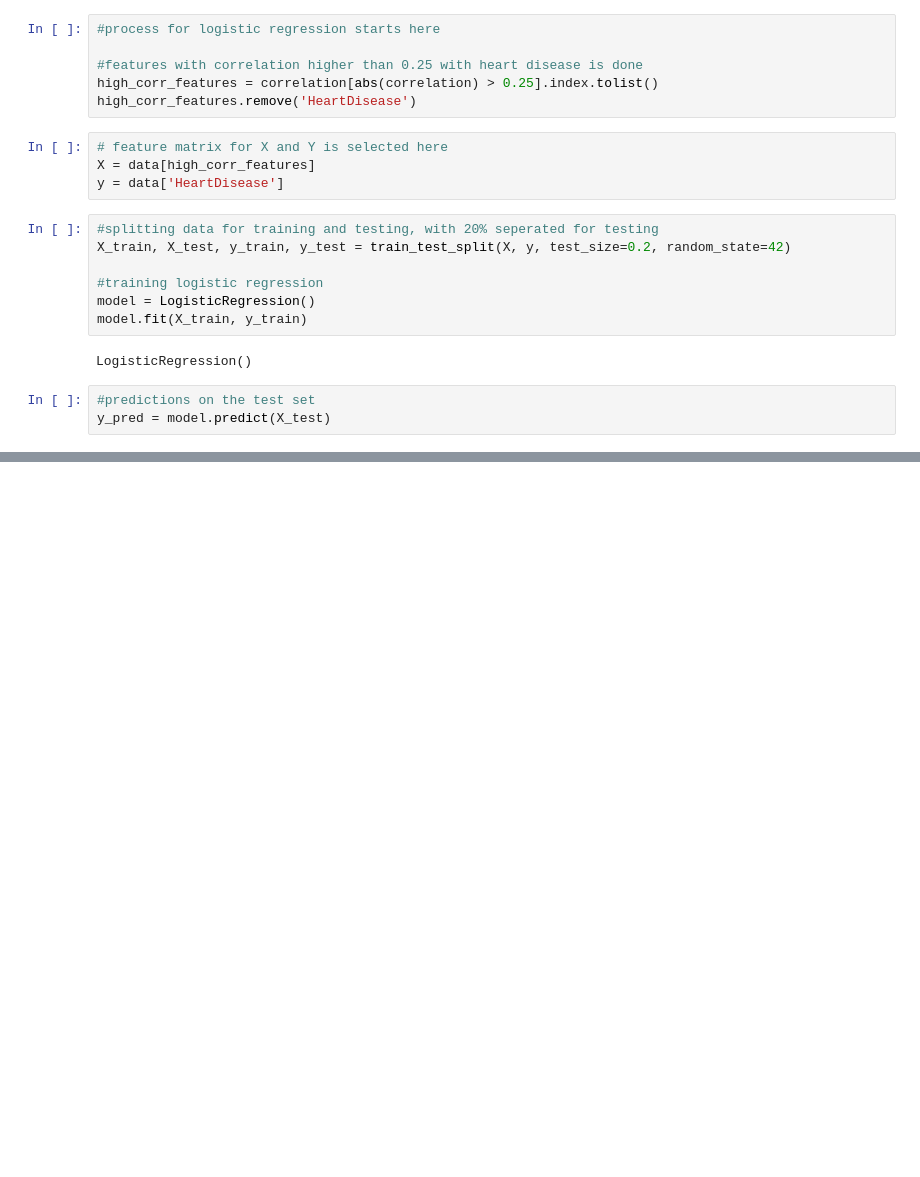
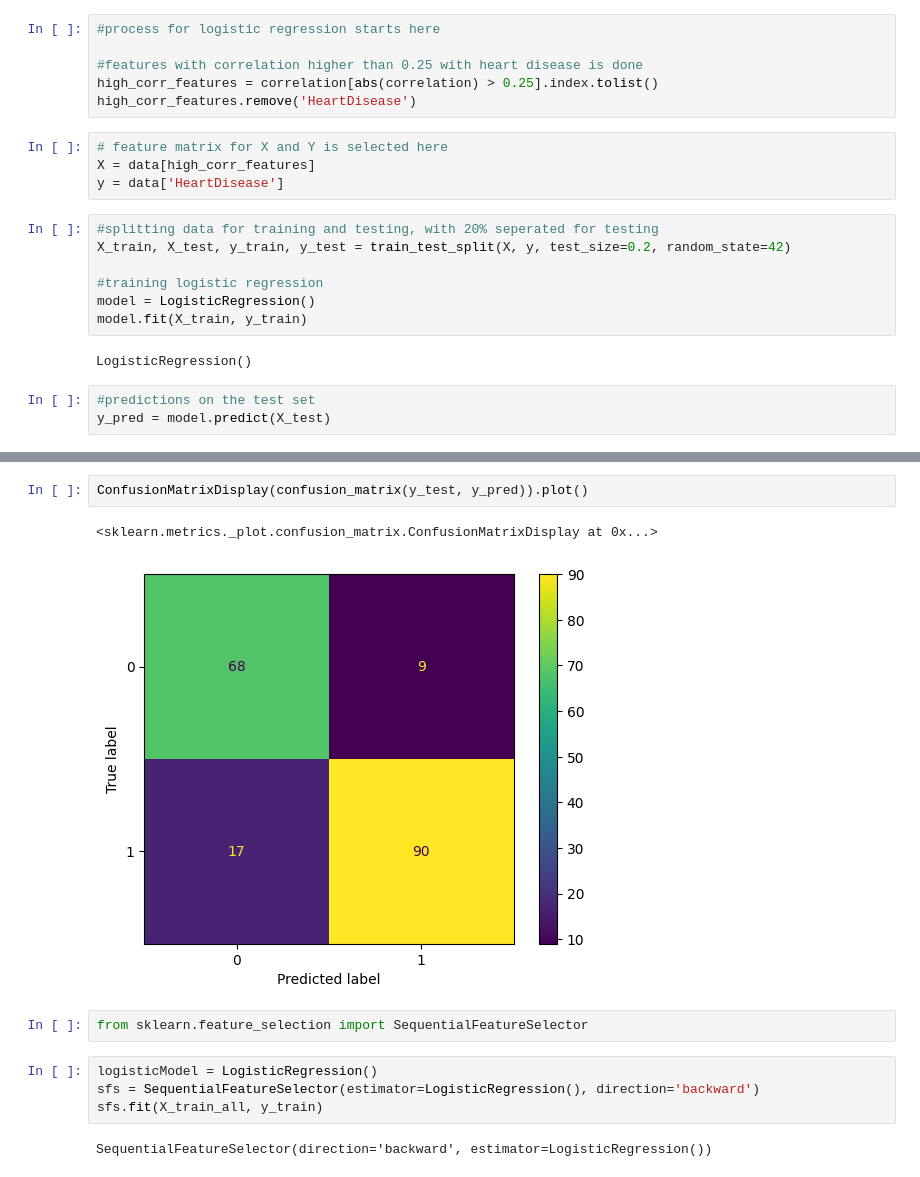
Before and after one commit to samyamaryal/Heart-Disease-Prediction, a Jupyter notebook: code/modeling.ipynb, the cells around one changed output, grey strips where cells are left out. Cells and saved outputs as stored; diff of their text form; blank space fills up the shorter version.

```diff
--- a/code/modeling.ipynb
+++ b/code/modeling.ipynb
@@ -62,0 +105,13 @@ Accuracy: 0.8586956521739131
+# %%
+ConfusionMatrixDisplay(confusion_matrix(y_test, y_pred)).plot()
+# %% [output]
+<sklearn.metrics._plot.confusion_matrix.ConfusionMatrixDisplay at 0x...>
+[figure, added]
+# %%
+from sklearn.feature_selection import SequentialFeatureSelector
+# %%
+logisticModel = LogisticRegression()
+sfs = SequentialFeatureSelector(estimator=LogisticRegression(), direction='backward')
+sfs.fit(X_train_all, y_train)
+# %% [output]
+SequentialFeatureSelector(direction='backward', estimator=LogisticRegression())
```
Also changed, not shown: parts of 14 cells of this notebook.
